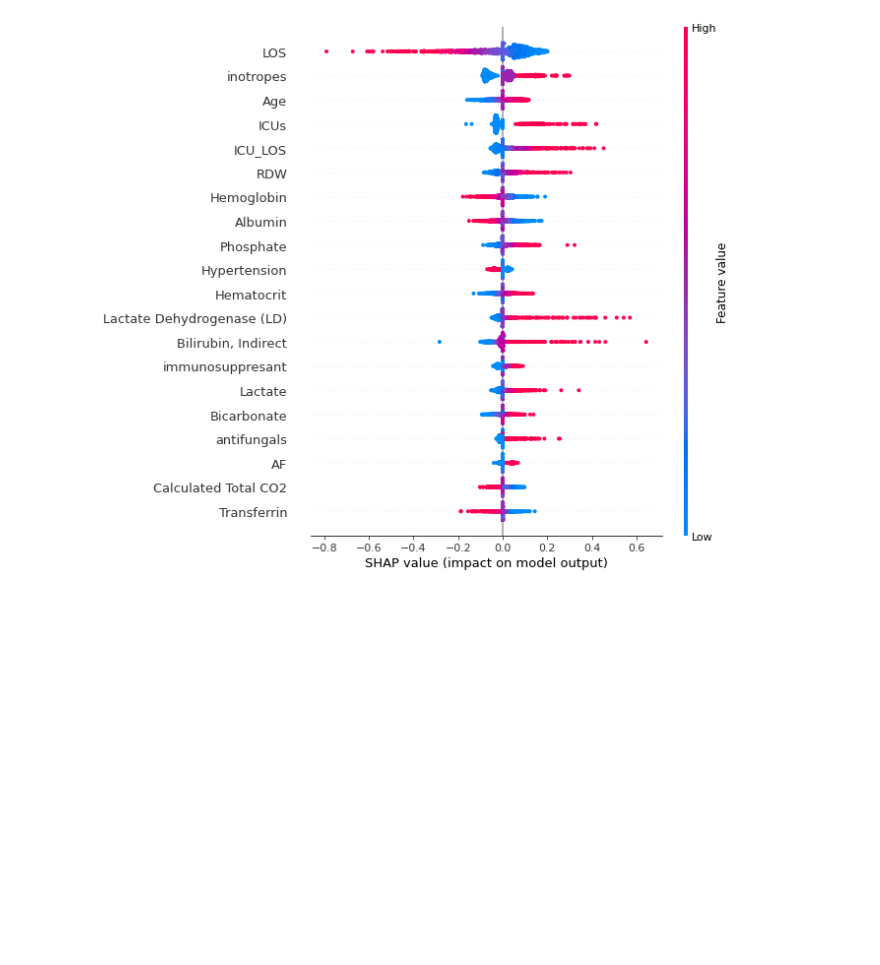
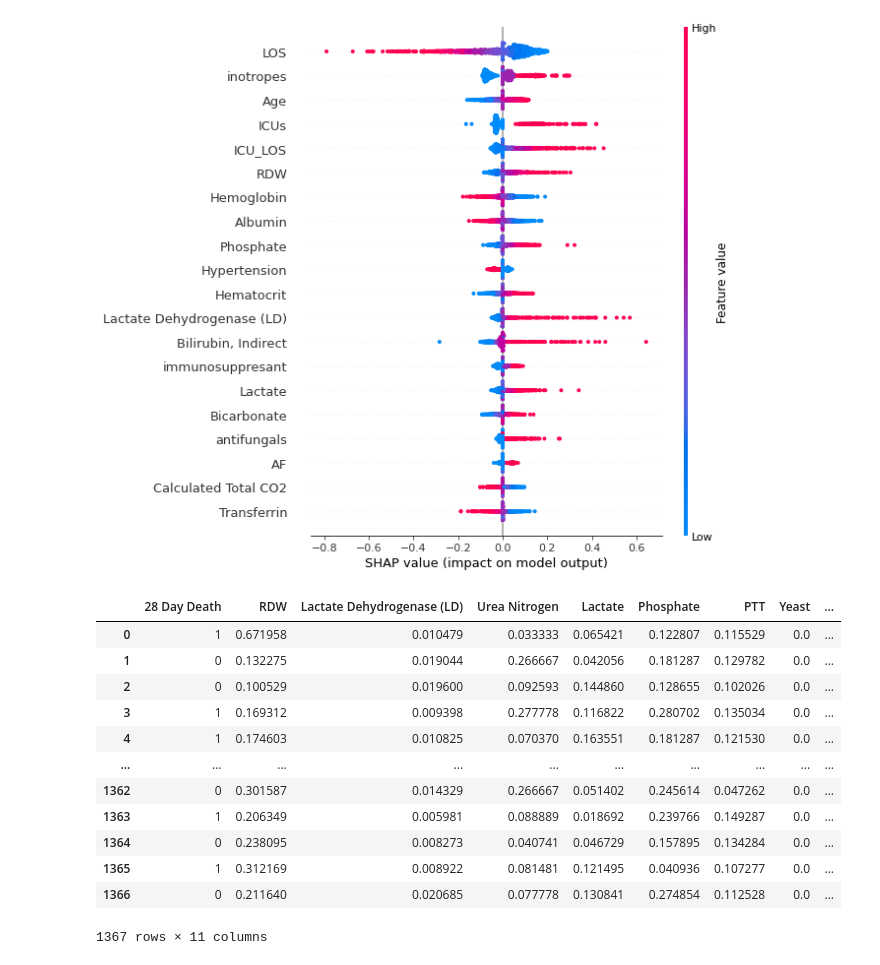
Before and after one commit to llja0112/Uni-ACS, a Jupyter notebook: mimiciii_sepsis/Descriptive Statistics and Model Hyperparameter Search.ipynb, the cells around one changed output. Drawn from its saved outputs; the diff is of its cells as text; code cells hidden in the pictures; blank space fills up the shorter version.

```diff
--- a/mimiciii_sepsis/Descriptive Statistics and Model Hyperparameter Search.ipynb
+++ b/mimiciii_sepsis/Descriptive Statistics and Model Hyperparameter Search.ipynb
@@ -624,0 +668,16 @@ shap.summary_plot(shap_values[0], X_test)
+# %%
+X_test
+# %% [output]
+|  | 28 Day Death | RDW | Lactate Dehydrogenase (LD) | Urea Nitrogen | Lactate | Phosphate | PTT | Yeast | ... |
+| 0 | 1 | 0.671958 | 0.010479 | 0.033333 | 0.065421 | 0.122807 | 0.115529 | 0.0 | ... |
+| 1 | 0 | 0.132275 | 0.019044 | 0.266667 | 0.042056 | 0.181287 | 0.129782 | 0.0 | ... |
+| 2 | 0 | 0.100529 | 0.019600 | 0.092593 | 0.144860 | 0.128655 | 0.102026 | 0.0 | ... |
+| 3 | 1 | 0.169312 | 0.009398 | 0.277778 | 0.116822 | 0.280702 | 0.135034 | 0.0 | ... |
+| 4 | 1 | 0.174603 | 0.010825 | 0.070370 | 0.163551 | 0.181287 | 0.121530 | 0.0 | ... |
+| ... | ... | ... | ... | ... | ... | ... | ... | ... | ... |
+| 1362 | 0 | 0.301587 | 0.014329 | 0.266667 | 0.051402 | 0.245614 | 0.047262 | 0.0 | ... |
+| 1363 | 1 | 0.206349 | 0.005981 | 0.088889 | 0.018692 | 0.239766 | 0.149287 | 0.0 | ... |
+| 1364 | 0 | 0.238095 | 0.008273 | 0.040741 | 0.046729 | 0.157895 | 0.134284 | 0.0 | ... |
+| 1365 | 1 | 0.312169 | 0.008922 | 0.081481 | 0.121495 | 0.040936 | 0.107277 | 0.0 | ... |
+| 1366 | 0 | 0.211640 | 0.020685 | 0.077778 | 0.130841 | 0.274854 | 0.112528 | 0.0 | ... |
+1367 rows × 11 columns
```
Also changed, not shown: parts of 3 cells of this notebook, 13 other files.
